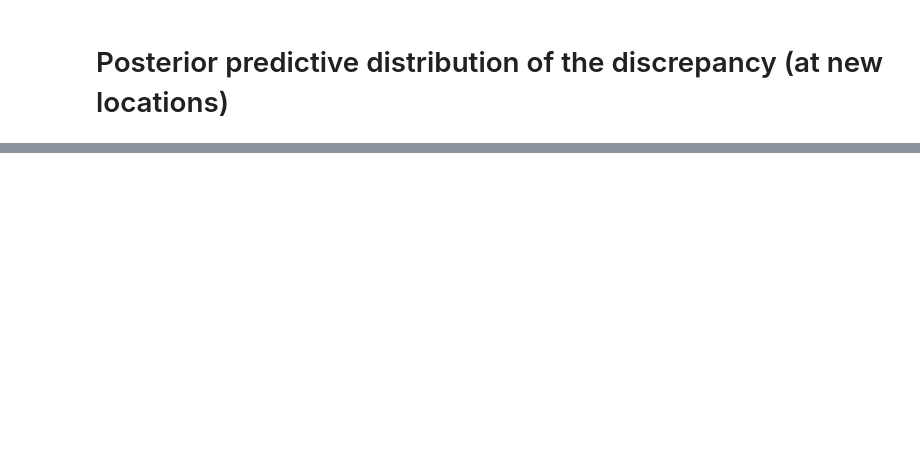
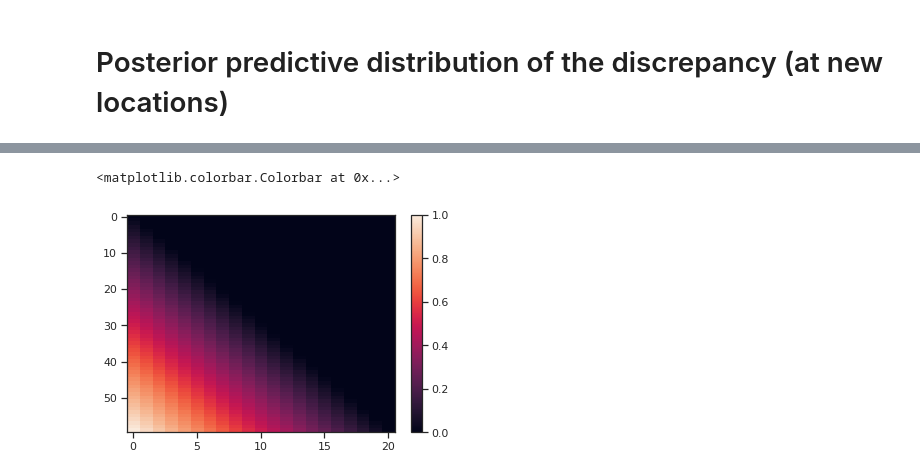
Before and after one commit to lanl/SEPIA, a Jupyter notebook: examples/emu-free-demo.ipynb, the cells around one changed output, grey strips where cells are left out. Cells and saved outputs as stored; diff of their text form; code cells hidden in the pictures; blank space fills up the shorter version.

```diff
--- a/examples/emu-free-demo.ipynb
+++ b/examples/emu-free-demo.ipynb
@@ -326,0 +323,6 @@ array([[0.        , 0.        , 0.        , ..., 0.        , 0.        ,
+# %%
+plt.imshow(create_D_basis([sim_grid[:, None] for _ in xs], knots, basis=hinge)[:sim_gridsize, :num_basis], aspect="auto")
+plt.colorbar()
+# %% [output]
+<matplotlib.colorbar.Colorbar at 0x...>
+[figure, added]
```
Also changed, not shown: parts of 8 cells of this notebook, 1 other file.
